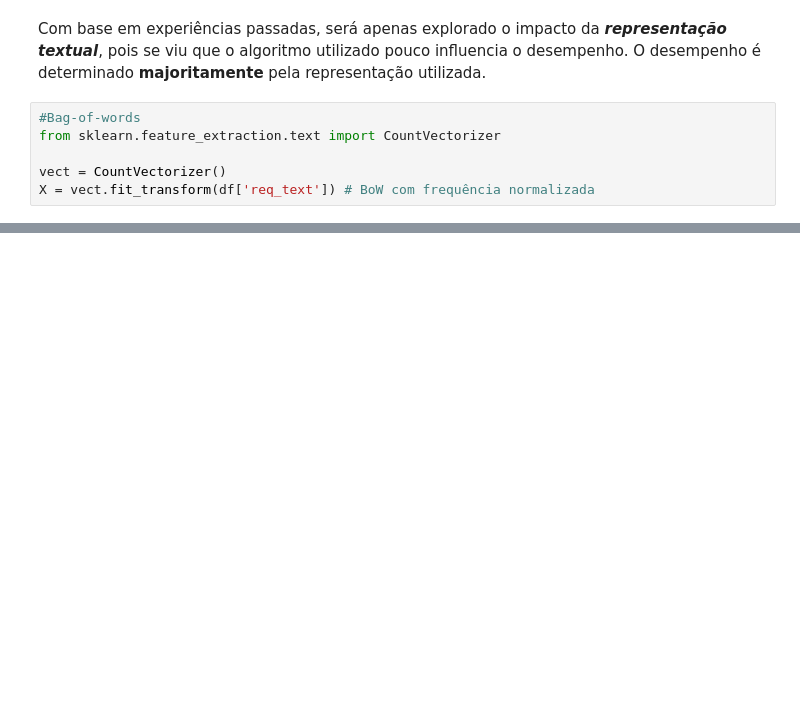
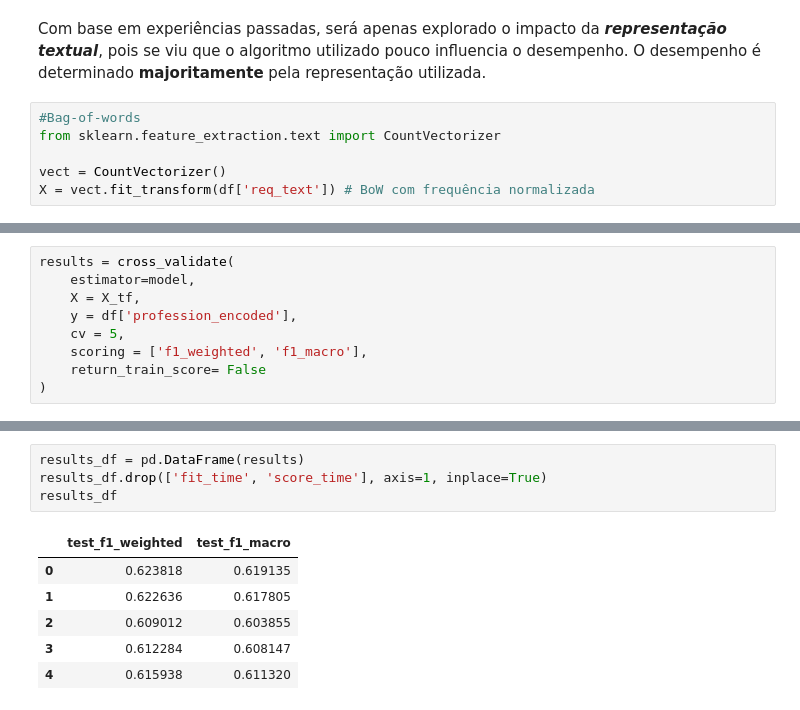
Before and after one commit to Marcos-Med/PLN, a Jupyter notebook: Marcos/ep2.ipynb, the cells around one changed output, grey strips where cells are left out. Drawn from its saved outputs; the diff is of its cells as text; blank space fills up the shorter version.

```diff
--- a/Marcos/ep2.ipynb
+++ b/Marcos/ep2.ipynb
@@ -77,0 +140,9 @@ X.shape
+# %%
+results = cross_validate(
+    estimator=model,
+    X = X_tf,
+    y = df['profession_encoded'],
+    cv = 5,
+    scoring = ['f1_weighted', 'f1_macro'],
+    return_train_score= False
+)
@@ -77,0 +167,11 @@ X.shape
+# %%
+results_df = pd.DataFrame(results)
+results_df.drop(['fit_time', 'score_time'], axis=1, inplace=True)
+results_df
+# %% [output]
+|  | test_f1_weighted | test_f1_macro |
+| 0 | 0.623818 | 0.619135 |
+| 1 | 0.622636 | 0.617805 |
+| 2 | 0.609012 | 0.603855 |
+| 3 | 0.612284 | 0.608147 |
+| 4 | 0.615938 | 0.611320 |
```
Also changed, not shown: parts of 28 cells of this notebook.
